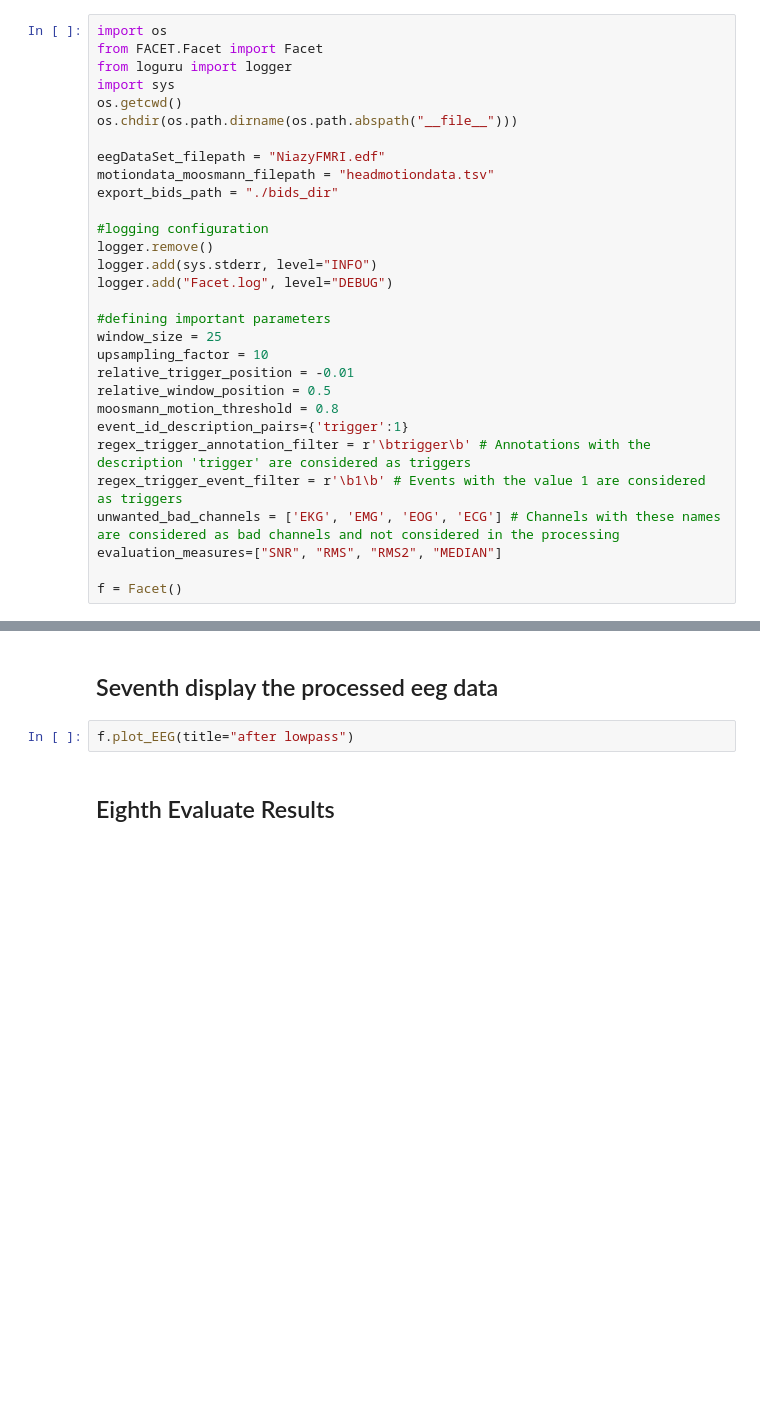
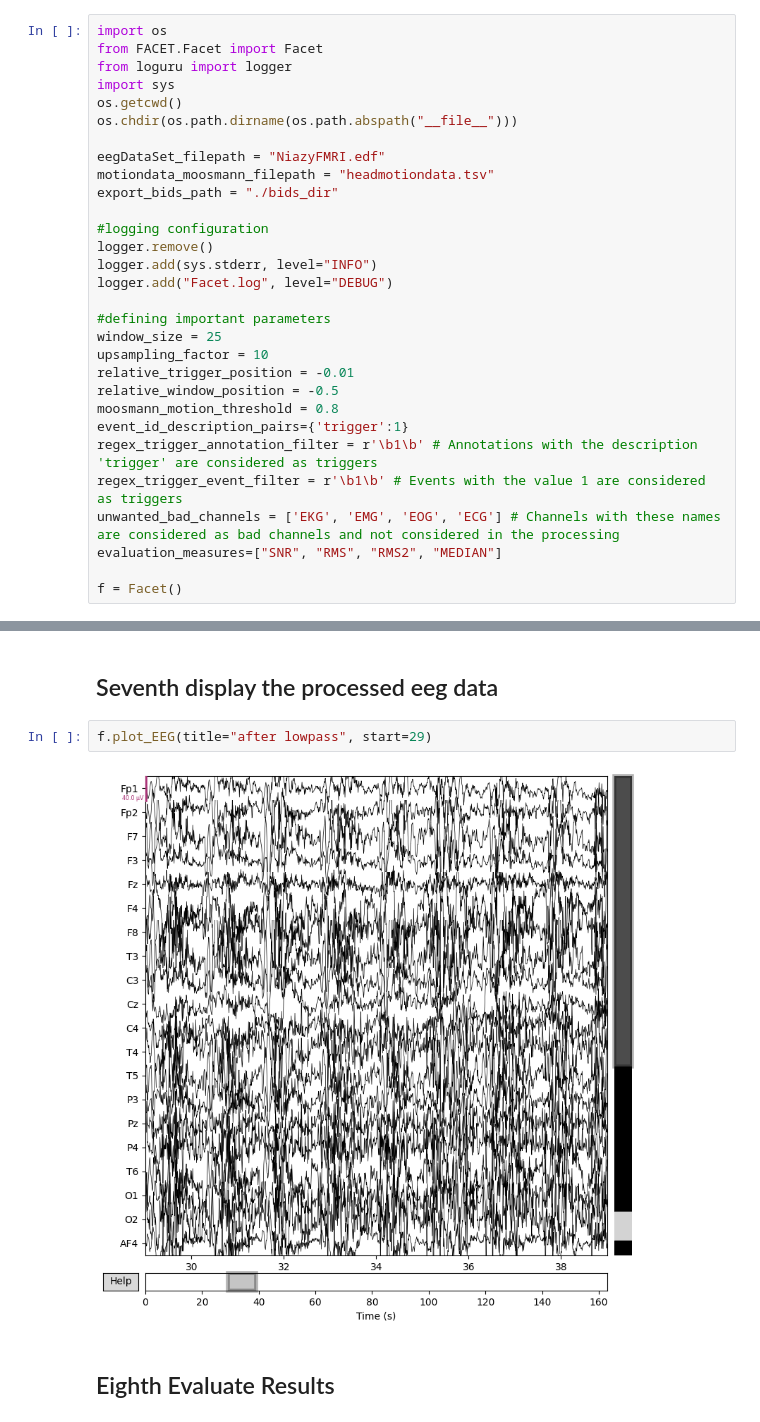
Before and after one commit to H0mire/FACETpy, a Jupyter notebook: src/Example_from_edf_correction_to_bids.ipynb, the cells around one changed output, grey strips where cells are left out. Cells and saved outputs as stored; diff of their text form; blank space fills up the shorter version.

```diff
--- a/src/Example_from_edf_correction_to_bids.ipynb
+++ b/src/Example_from_edf_correction_to_bids.ipynb
@@ -22,10 +22,10 @@ logger.add("Facet.log", level="DEBUG")
 window_size = 25
 upsampling_factor = 10
 relative_trigger_position = -0.01
-relative_window_position = 0.5
+relative_window_position = -0.5
 moosmann_motion_threshold = 0.8
 event_id_description_pairs={'trigger':1}
-regex_trigger_annotation_filter = r'\btrigger\b' # Annotations with the description 'trigger' are considered as triggers
+regex_trigger_annotation_filter = r'\b1\b' # Annotations with the description 'trigger' are considered as triggers
 regex_trigger_event_filter = r'\b1\b' # Events with the value 1 are considered as triggers
 unwanted_bad_channels = ['EKG', 'EMG', 'EOG', 'ECG'] # Channels with these names are considered as bad channels and not considered in the processing
 evaluation_measures=["SNR", "RMS", "RMS2", "MEDIAN"]
@@ -70,7 +87,9 @@ f.post_processing()
 # %% [markdown]
 ## Seventh display the processed eeg data
 # %%
-f.plot_EEG(title="after lowpass")
+f.plot_EEG(title="after lowpass", start=29)
+# %% [output]
+[figure, added]
 # %% [markdown]
 ## Eighth Evaluate Results
 # %%
```
Also changed, not shown: parts of 6 cells of this notebook, 8 other files.
